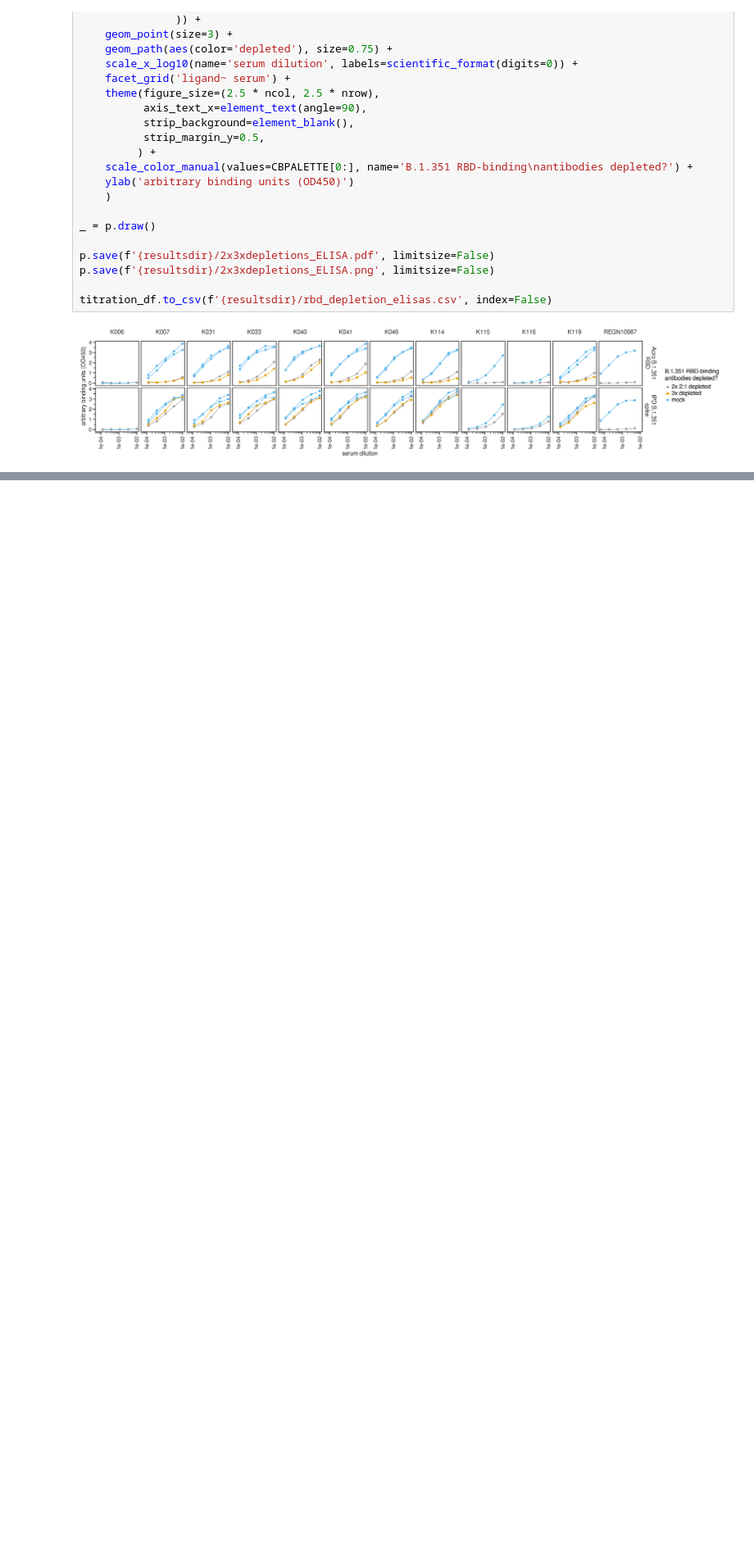
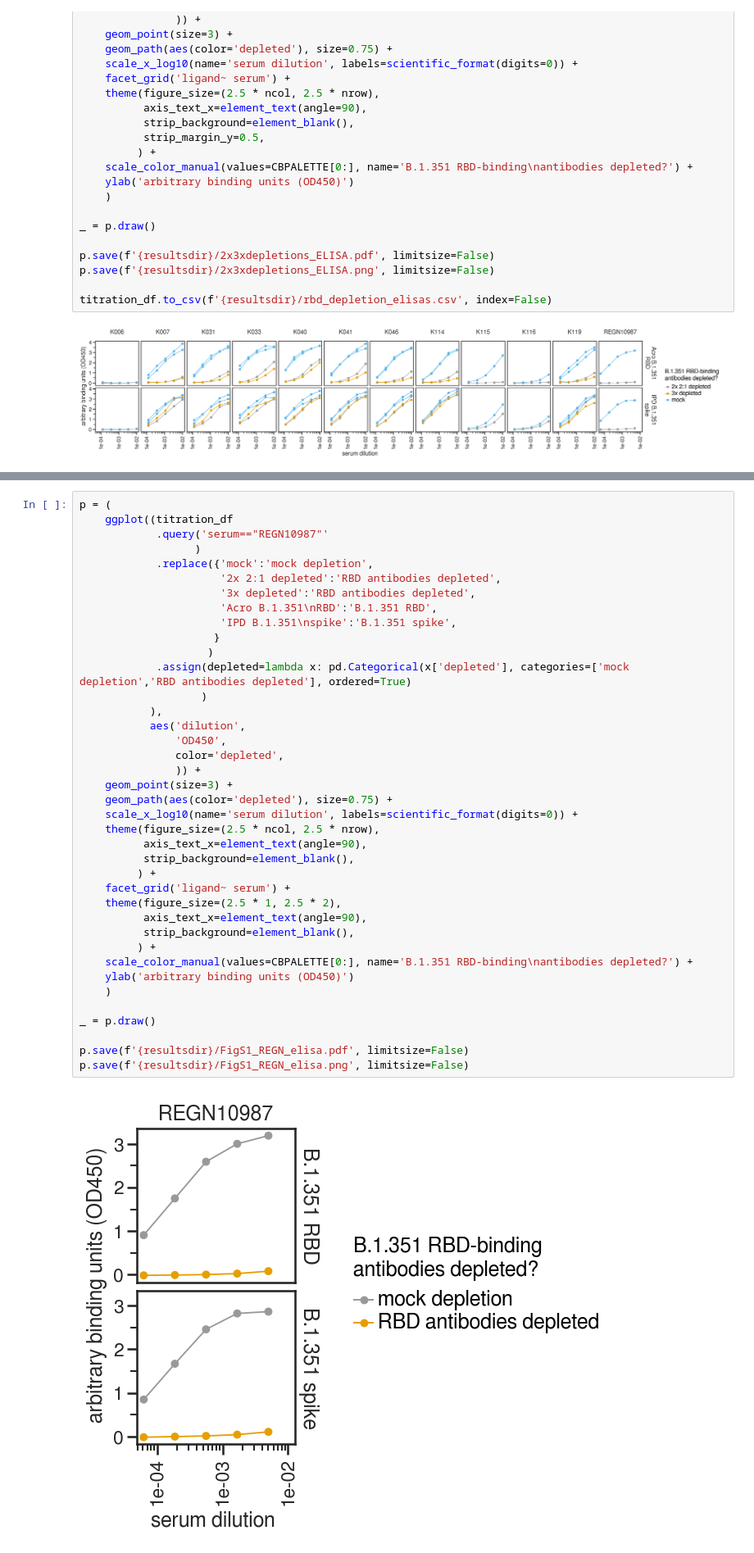
Before and after one commit to jbloomlab/SARS-CoV-2-RBD_B.1.351, a Jupyter notebook: experimental_data/rbd_depletion_elisas.ipynb, the cells around one changed output, grey strips where cells are left out. Shown at 82% size. Saved outputs shown, nothing was run; the diff lists cells and outputs as text; blank space fills up the shorter version.

```diff
--- a/experimental_data/rbd_depletion_elisas.ipynb
+++ b/experimental_data/rbd_depletion_elisas.ipynb
@@ -360,0 +419,41 @@ titration_df.to_csv(f'{resultsdir}/rbd_depletion_elisas.csv', index=False)
+# %%
+p = (
+    ggplot((titration_df
+            .query('serum=="REGN10987"'
+                  )
+            .replace({'mock':'mock depletion',
+                      '2x 2:1 depleted':'RBD antibodies depleted',
+                      '3x depleted':'RBD antibodies depleted',
+                      'Acro B.1.351\nRBD':'B.1.351 RBD',
+                      'IPD B.1.351\nspike':'B.1.351 spike',
+                     }
+                    )
+            .assign(depleted=lambda x: pd.Categorical(x['depleted'], categories=['mock depletion','RBD antibodies depleted'], ordered=True)
+                   )
+           ),
+           aes('dilution',
+               'OD450',
+               color='depleted',
+               )) +
+    geom_point(size=3) +
+    geom_path(aes(color='depleted'), size=0.75) +
+    scale_x_log10(name='serum dilution', labels=scientific_format(digits=0)) +
+    theme(figure_size=(2.5 * ncol, 2.5 * nrow),
+          axis_text_x=element_text(angle=90),
+          strip_background=element_blank(),
+         ) +
+    facet_grid('ligand~ serum') +
+    theme(figure_size=(2.5 * 1, 2.5 * 2),
+          axis_text_x=element_text(angle=90),
+          strip_background=element_blank(),
+         ) +
+    scale_color_manual(values=CBPALETTE[0:], name='B.1.351 RBD-binding\nantibodies depleted?') +
+    ylab('arbitrary binding units (OD450)')
+    )
+
+_ = p.draw()
+
+p.save(f'{resultsdir}/FigS1_REGN_elisa.pdf', limitsize=False)
+p.save(f'{resultsdir}/FigS1_REGN_elisa.png', limitsize=False)
+# %% [output]
+[figure, added]
```
Also changed, not shown: parts of 5 cells of this notebook, 54 other files.
